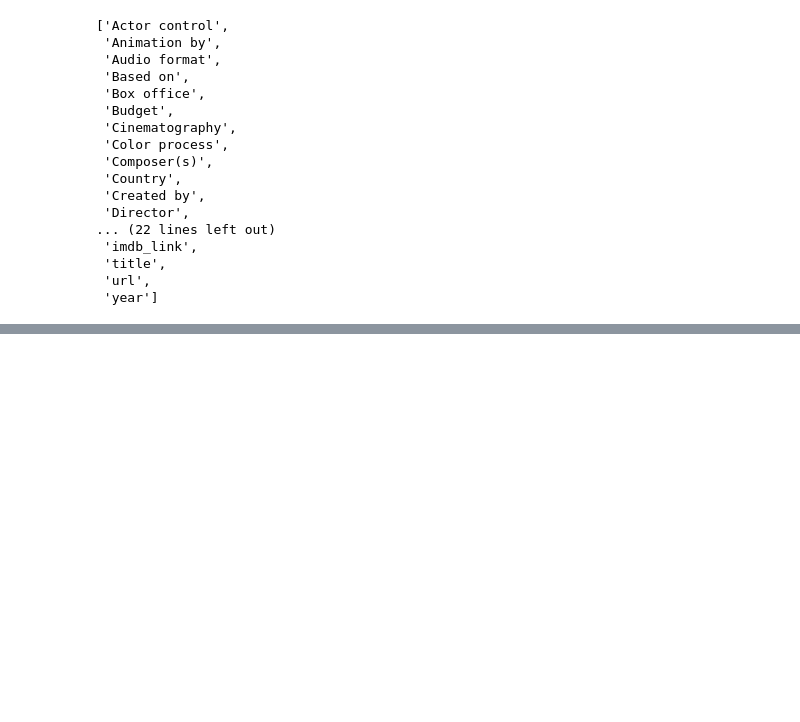
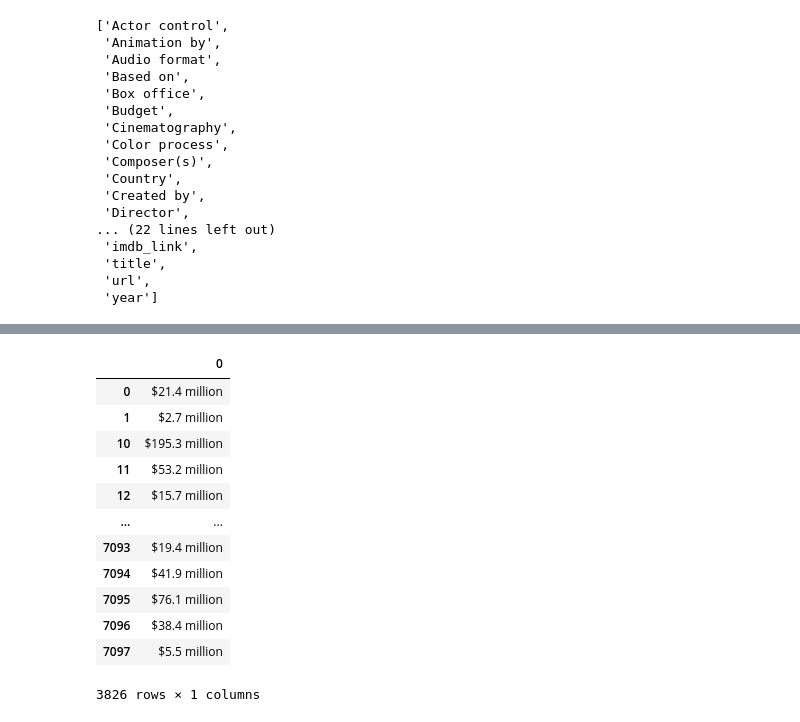
Before and after one commit to Bag0niku/Movies-ETL, a Jupyter notebook: Data_Cleaning.ipynb, the cells around one changed output, grey strips where cells are left out. Saved outputs shown, nothing was run; the diff lists cells and outputs as text; code cells hidden in the pictures; blank space fills up the shorter version.

Commit message:
working on regular expressions to format some string columns into numbers.

```diff
--- a/Data_Cleaning.ipynb
+++ b/Data_Cleaning.ipynb
@@ -325,0 +361,4 @@ cleaning_wiki_df5 = cleaning_wiki_df4[columns_to_keep]
+# %%
+box_office = cleaning_wiki_df5['Box office'].dropna() # no point in modifying a nan value
+len(box_office) # Results: 5486 items
+box_office
@@ -325,0 +394,22 @@ cleaning_wiki_df5 = cleaning_wiki_df4[columns_to_keep]
+# %%
+# make a regular expression pattern for the strings
+pattern1 = r'(\$\d+\.?\d*\s*[bm]illion)'  # searching for pattern that is similar to: "$45.3 million/billion"
+
+
+# counting occurances of the first pattern
+box_office.str.contains(pattern1, flags=re.IGNORECASE, na=False).sum()  # 3826 items in the list with this pattern
+box_office.str.extract(pattern1, flags=re.IGNORECASE).dropna()  # View the items matching pattern #1
+# %% [output]
+|  | 0 |
+| 0 | $21.4 million |
+| 1 | $2.7 million |
+| 10 | $195.3 million |
+| 11 | $53.2 million |
+| 12 | $15.7 million |
+| ... | ... |
+| 7093 | $19.4 million |
+| 7094 | $41.9 million |
+| 7095 | $76.1 million |
+| 7096 | $38.4 million |
+| 7097 | $5.5 million |
+3826 rows × 1 columns
```
Also changed, not shown: parts of 14 cells of this notebook.
